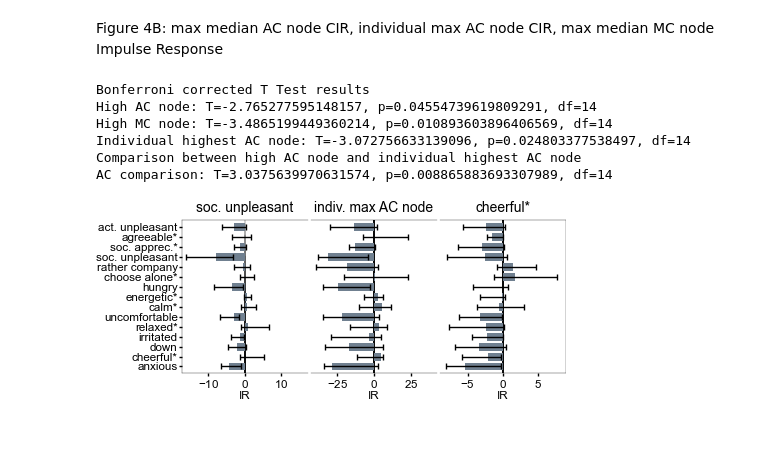
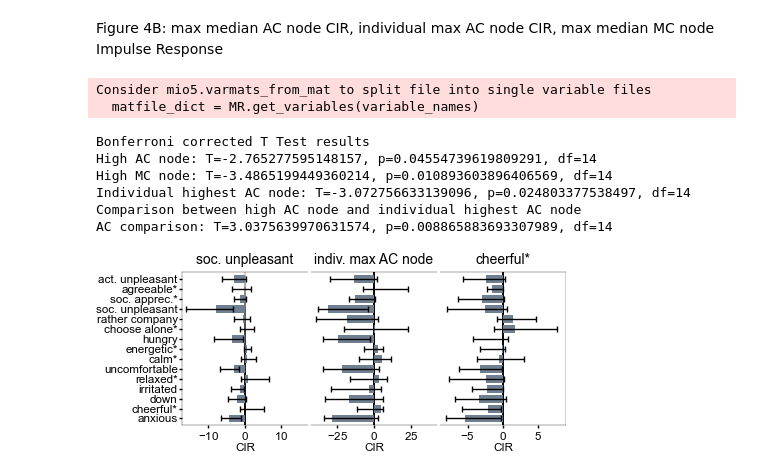
Before and after one commit to antonH22/control_theory_for_emi, a Jupyter notebook: paper_figure3.ipynb, the cells around one changed output. Drawn from its saved outputs; the diff is of its cells as text; code cells hidden in the pictures; blank space fills up the shorter version.

Commit message:
corrected figure 3 xlabels

```diff
--- a/paper_figure3.ipynb
+++ b/paper_figure3.ipynb
@@ -114,7 +114,7 @@ for j in range(len(features)):
                 np.percentile(node_IR[:,high_ac_node,j], 75, axis=0) - np.median(node_IR[:,high_ac_node,j], axis=0)], 1),
         color=crc.colors.features[j], ecolor=crc.colors.errorbars)
     ax.plot([0,0], ax.get_ylim(), color='black', zorder=-5, linewidth=0.25)
-ax.set_xlabel('IR')
+ax.set_xlabel('CIR')
 xlim = np.max(np.abs(ax.get_xlim()))
 ax.set_xlim((-xlim, xlim))
 ax.set_yticks(np.arange(len(features)))
@@ -132,7 +132,7 @@ for j in range(len(features)):
             xerr=np.expand_dims([median - percentile25, percentile75 - median], 1),
             color=crc.colors.features[j], ecolor=crc.colors.errorbars)
     ax.plot([0,0], ax.get_ylim(), color='black', zorder=-5, linewidth=0.25)
-ax.set_xlabel('IR')
+ax.set_xlabel('CIR')
 xlim = np.max(np.abs(ax.get_xlim()))
 ax.set_xlim((-xlim, xlim))
 ax.set_yticks(np.arange(len(features)))
@@ -147,38 +147,40 @@ ax = axes[2]
 for j in range(len(features)):
     ax.barh(j, np.median(node_IR[:,high_mc_node,j], axis=0),
         xerr=np.expand_dims([np.median(node_IR[:,high_mc_node,j], axis=0) - np.percentile(node_IR[:,high_mc_node,j], 25, axis=0),
                 np.percentile(node_IR[:,high_mc_node,j], 75, axis=0) - np.median(node_IR[:,high_mc_node,j], axis=0)], 1),
         color=crc.colors.features[j], ecolor=crc.colors.errorbars)
     ax.plot([0,0], ax.get_ylim(), color='black', zorder=-5, linewidth=0.25)
-ax.set_xlabel('IR')
+ax.set_xlabel('CIR')
 xlim = np.max(np.abs(ax.get_xlim()))
 ax.set_xlim((-xlim, xlim))
 ax.set_yticks(np.arange(len(features)))
 ax.set_yticklabels(features)
 ax.set_ylim((-0.7, len(features)-0.3))
 ax.set_title(features[high_mc_node])
 ax.spines[['left']].set_visible(False)
 ax.tick_params('y',left=False)
 
 plt.savefig('figures/figure3B.png')
 
 print('Bonferroni corrected T Test results')
 ttest = stats.ttest_1samp(np.median(node_IR[:,high_ac_node], axis=0), 0)
 print(f'High AC node: T={ttest.statistic}, p={ttest.pvalue*3}, df={ttest.df}')
 ttest = stats.ttest_1samp(np.median(node_IR[:,high_mc_node], axis=0), 0)
 print(f'High MC node: T={ttest.statistic}, p={ttest.pvalue*3}, df={ttest.df}')
 ttest = stats.ttest_1samp(np.median(individual_highest_AC_node_IR, axis=0), 0)
 print(f'Individual highest AC node: T={ttest.statistic}, p={ttest.pvalue*3}, df={ttest.df}')
 ttest = stats.ttest_1samp(np.median(node_IR[:,np.argmax(np.median(ac, axis=0))], axis=0), 0)
 
 print('Comparison between high AC node and individual highest AC node')
 ttest = stats.ttest_rel(np.median(node_IR[:,high_ac_node], axis=0), np.median(individual_highest_AC_node_IR, axis=0))
 print(f'AC comparison: T={ttest.statistic}, p={ttest.pvalue}, df={ttest.df}')
 # %% [output]
-Bonferroni corrected T Test results
-High AC node: T=-2.765277595148157, p=0.04554739619809291, df=14
-High MC node: T=-3.4865199449360214, p=0.010893603896406569, df=14
-Individual highest AC node: T=-3.072756633139096, p=0.024803377538497, df=14
-Comparison between high AC node and individual highest AC node
-AC comparison: T=3.0375639970631574, p=0.008865883693307989, df=14
+Consider mio5.varmats_from_mat to split file into single variable files
+  matfile_dict = MR.get_variables(variable_names)
+Bonferroni corrected T Test results
+High AC node: T=-2.765277595148157, p=0.04554739619809291, df=14
+High MC node: T=-3.4865199449360214, p=0.010893603896406569, df=14
+Individual highest AC node: T=-3.072756633139096, p=0.024803377538497, df=14
+Comparison between high AC node and individual highest AC node
+AC comparison: T=3.0375639970631574, p=0.008865883693307989, df=14
-[figure, old version]
+[figure, new version]
```
